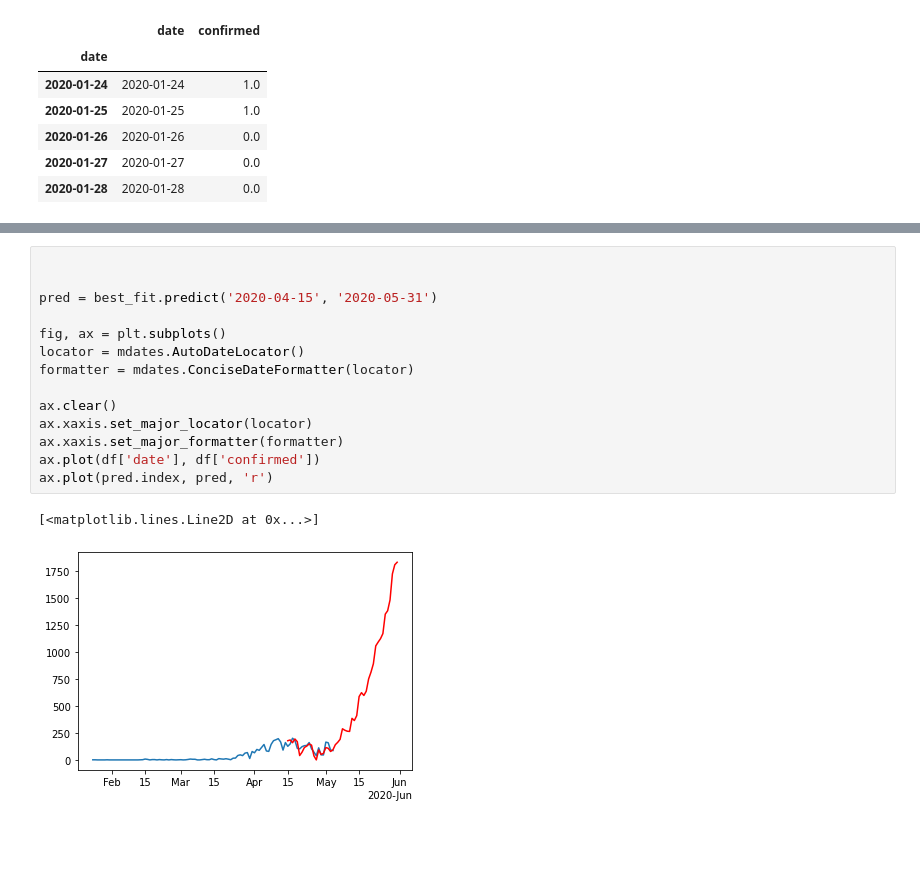
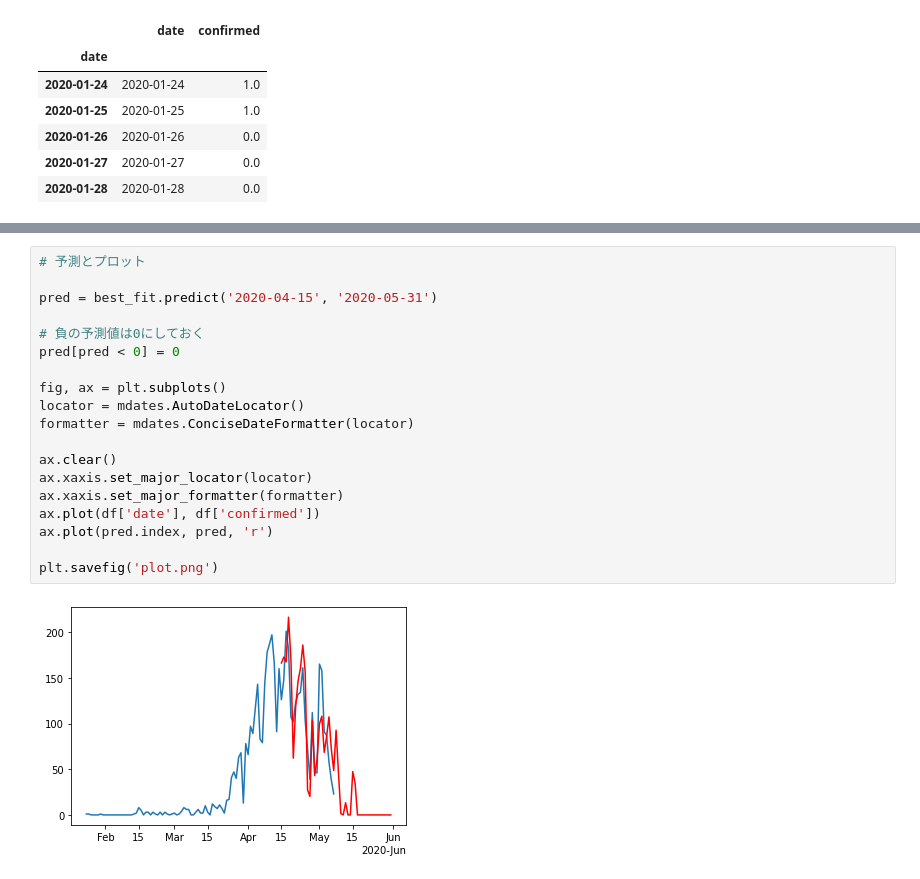
Before and after one commit to k-satosi/covid-19, a Jupyter notebook: covid-19.ipynb, the cells around one changed output, grey strips where cells are left out. Drawn from its saved outputs; the diff is of its cells as text; blank space fills up the shorter version.

```diff
--- a/covid-19.ipynb
+++ b/covid-19.ipynb
@@ -132,19 +132,23 @@ Sample:                               01-24-2020   HQIC
 Covariance Type:                             opg
 =========================================================================================
 # %%
-
+# 予測とプロット
 
 pred = best_fit.predict('2020-04-15', '2020-05-31')
+
+# 負の予測値は0にしておく
+pred[pred < 0] = 0
 
 fig, ax = plt.subplots()
 locator = mdates.AutoDateLocator()
 formatter = mdates.ConciseDateFormatter(locator)
 
 ax.clear()
 ax.xaxis.set_major_locator(locator)
 ax.xaxis.set_major_formatter(formatter)
 ax.plot(df['date'], df['confirmed'])
 ax.plot(pred.index, pred, 'r')
+
+plt.savefig('plot.png')
 # %% [output]
-[<matplotlib.lines.Line2D at 0x...>]
-[figure, old version]
+[figure, new version]
```
Also changed, not shown: parts of 4 cells of this notebook.
